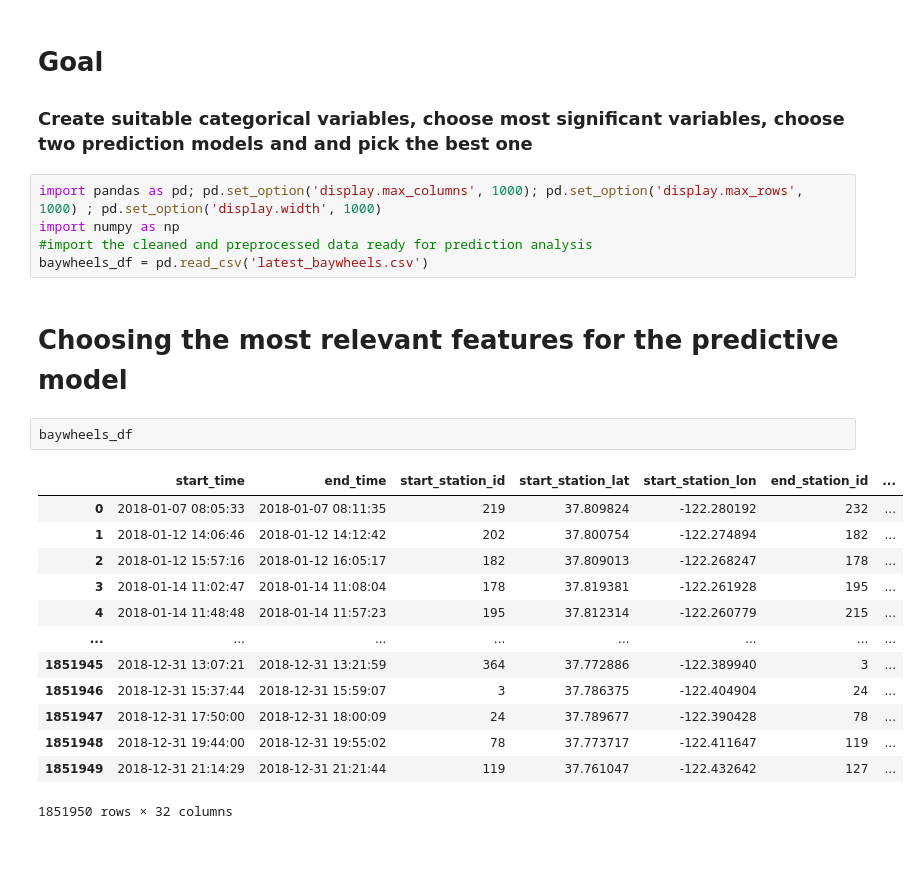
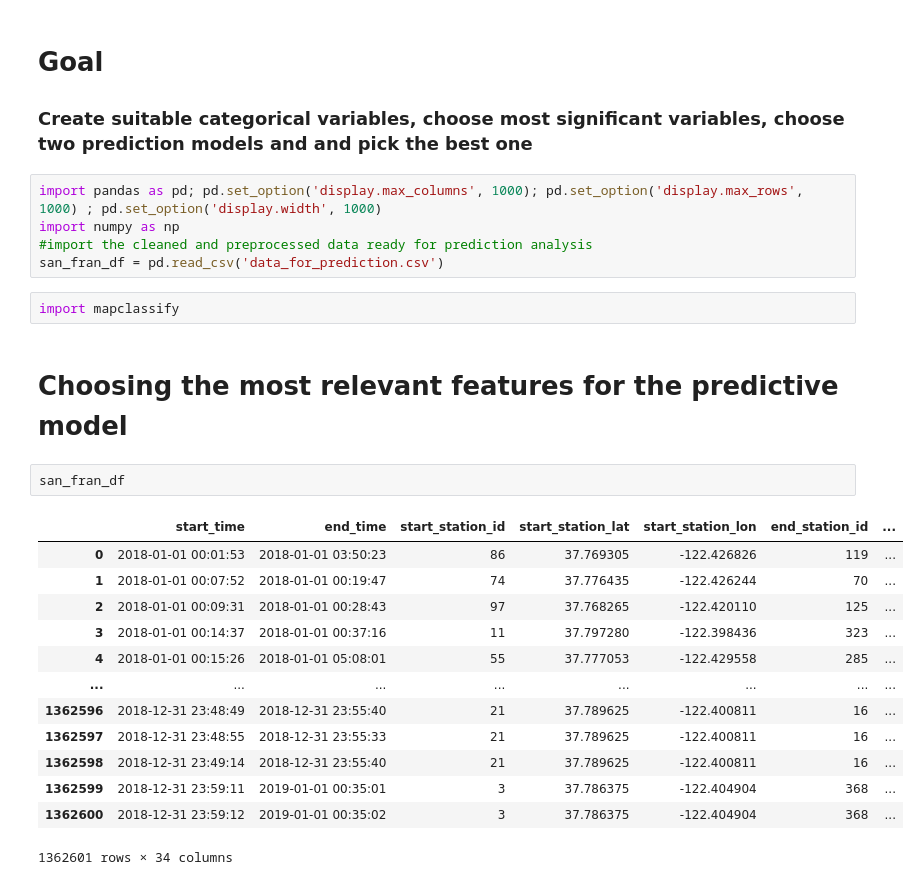
Before and after one commit to darebakdavca/Team_Project_DSML, a Jupyter notebook: Notebooks/4_Predictive_analysis.ipynb, the cells around one changed output. Cells and saved outputs as stored; diff of their text form; blank space fills up the shorter version.

```diff
--- a/Notebooks/4_Predictive_analysis.ipynb
+++ b/Notebooks/4_Predictive_analysis.ipynb
@@ -5,22 +5,24 @@
 import pandas as pd; pd.set_option('display.max_columns', 1000); pd.set_option('display.max_rows', 1000) ; pd.set_option('display.width', 1000)
 import numpy as np
 #import the cleaned and preprocessed data ready for prediction analysis
-baywheels_df = pd.read_csv('latest_baywheels.csv')
+san_fran_df = pd.read_csv('data_for_prediction.csv')
+# %%
+import mapclassify
 # %% [markdown]
 # Choosing the most relevant features for the predictive model
 # %%
-baywheels_df
+san_fran_df
 # %% [output]
 |  | start_time | end_time | start_station_id | start_station_lat | start_station_lon | end_station_id | ... |
-| 0 | 2018-01-07 08:05:33 | 2018-01-07 08:11:35 | 219 | 37.809824 | -122.280192 | 232 | ... |
-| 1 | 2018-01-12 14:06:46 | 2018-01-12 14:12:42 | 202 | 37.800754 | -122.274894 | 182 | ... |
-| 2 | 2018-01-12 15:57:16 | 2018-01-12 16:05:17 | 182 | 37.809013 | -122.268247 | 178 | ... |
-| 3 | 2018-01-14 11:02:47 | 2018-01-14 11:08:04 | 178 | 37.819381 | -122.261928 | 195 | ... |
-| 4 | 2018-01-14 11:48:48 | 2018-01-14 11:57:23 | 195 | 37.812314 | -122.260779 | 215 | ... |
+| 0 | 2018-01-01 00:01:53 | 2018-01-01 03:50:23 | 86 | 37.769305 | -122.426826 | 119 | ... |
+| 1 | 2018-01-01 00:07:52 | 2018-01-01 00:19:47 | 74 | 37.776435 | -122.426244 | 70 | ... |
+| 2 | 2018-01-01 00:09:31 | 2018-01-01 00:28:43 | 97 | 37.768265 | -122.420110 | 125 | ... |
+| 3 | 2018-01-01 00:14:37 | 2018-01-01 00:37:16 | 11 | 37.797280 | -122.398436 | 323 | ... |
+| 4 | 2018-01-01 00:15:26 | 2018-01-01 05:08:01 | 55 | 37.777053 | -122.429558 | 285 | ... |
 | ... | ... | ... | ... | ... | ... | ... | ... |
-| 1851945 | 2018-12-31 13:07:21 | 2018-12-31 13:21:59 | 364 | 37.772886 | -122.389940 | 3 | ... |
-| 1851946 | 2018-12-31 15:37:44 | 2018-12-31 15:59:07 | 3 | 37.786375 | -122.404904 | 24 | ... |
-| 1851947 | 2018-12-31 17:50:00 | 2018-12-31 18:00:09 | 24 | 37.789677 | -122.390428 | 78 | ... |
-| 1851948 | 2018-12-31 19:44:00 | 2018-12-31 19:55:02 | 78 | 37.773717 | -122.411647 | 119 | ... |
-| 1851949 | 2018-12-31 21:14:29 | 2018-12-31 21:21:44 | 119 | 37.761047 | -122.432642 | 127 | ... |
+| 1362596 | 2018-12-31 23:48:49 | 2018-12-31 23:55:40 | 21 | 37.789625 | -122.400811 | 16 | ... |
+| 1362597 | 2018-12-31 23:48:55 | 2018-12-31 23:55:33 | 21 | 37.789625 | -122.400811 | 16 | ... |
+| 1362598 | 2018-12-31 23:49:14 | 2018-12-31 23:55:40 | 21 | 37.789625 | -122.400811 | 16 | ... |
+| 1362599 | 2018-12-31 23:59:11 | 2019-01-01 00:35:01 | 3 | 37.786375 | -122.404904 | 368 | ... |
+| 1362600 | 2018-12-31 23:59:12 | 2019-01-01 00:35:02 | 3 | 37.786375 | -122.404904 | 368 | ... |
-1851950 rows × 32 columns
+1362601 rows × 34 columns
```
Also changed, not shown: parts of 28 cells of this notebook.
